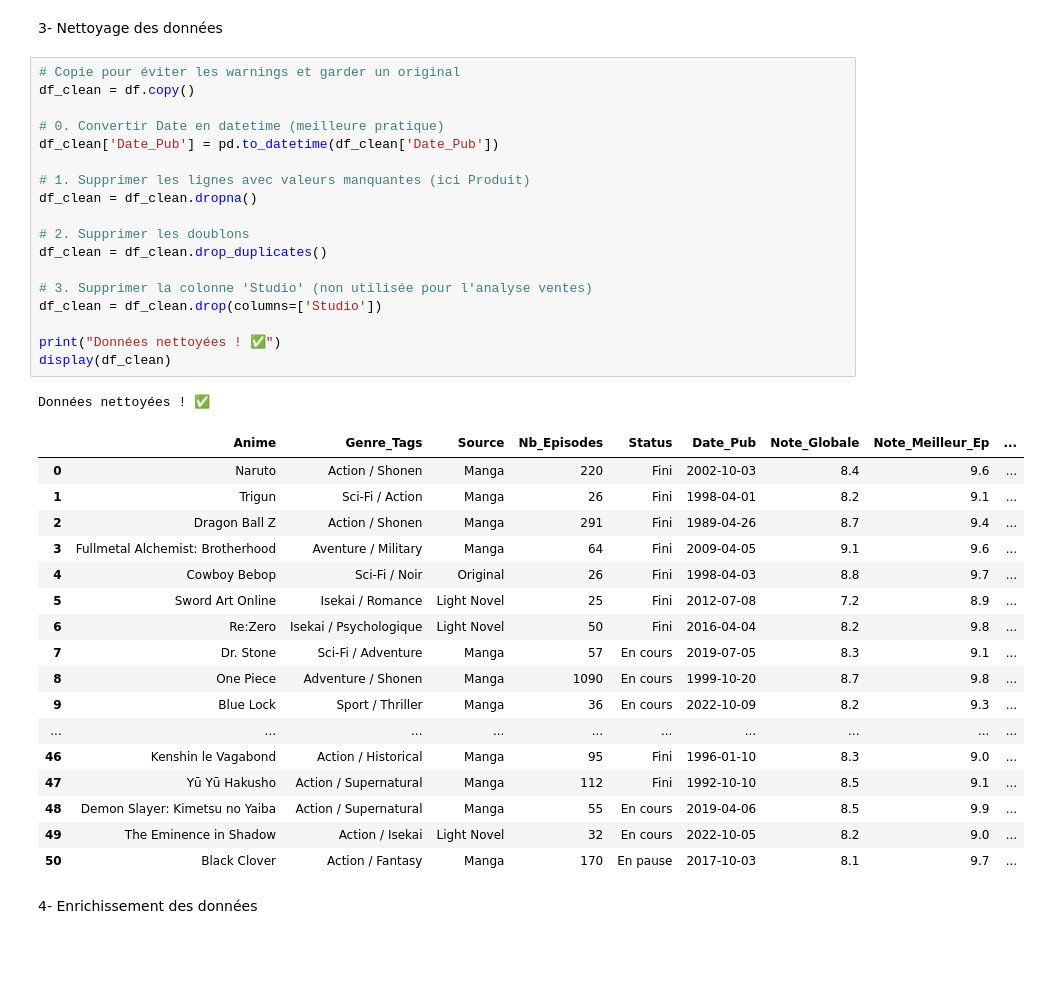
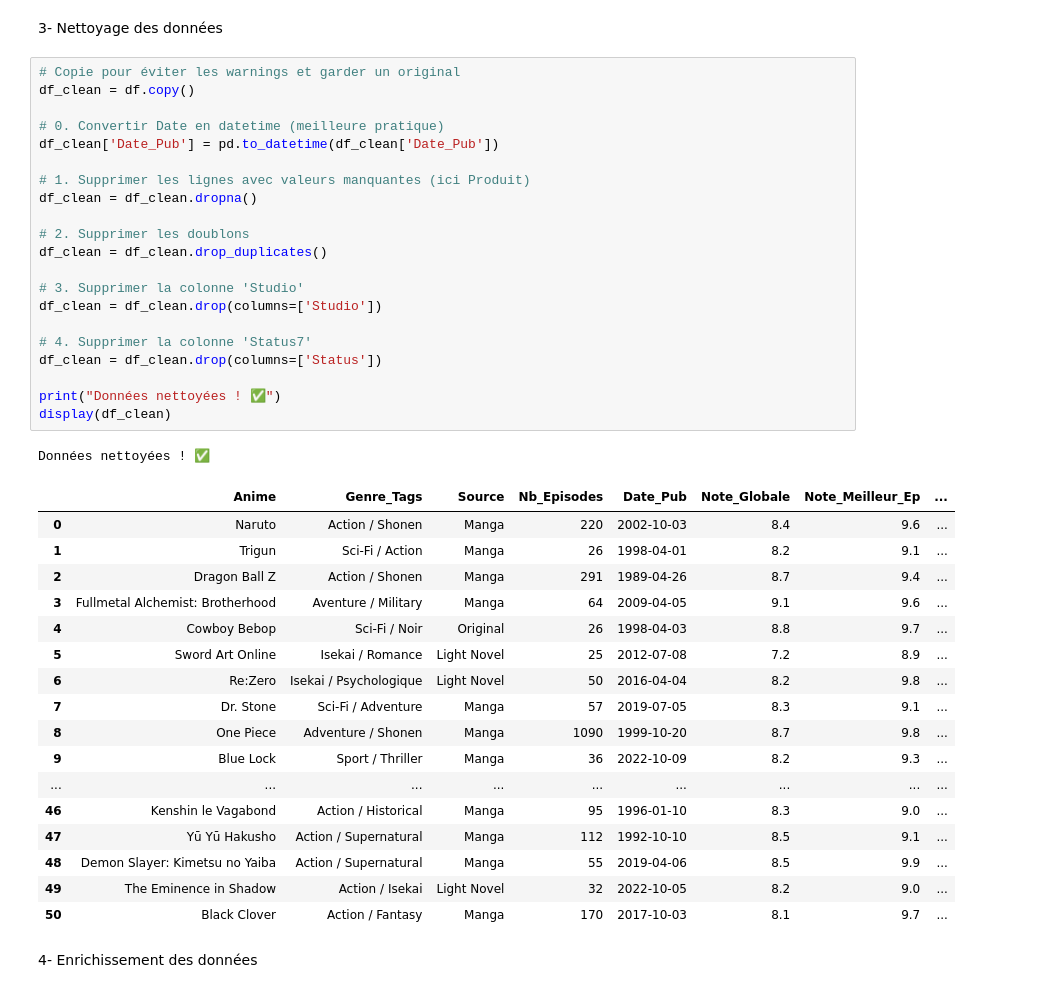
Before and after one commit to Ali77225/Analyse-DATA-Anim-s, a Jupyter notebook: Notebook anime.ipynb, the cells around one changed output. Cells and saved outputs as stored; diff of their text form; blank space fills up the shorter version.

```diff
--- a/Notebook anime.ipynb
+++ b/Notebook anime.ipynb
@@ -162,40 +162,43 @@ dtype: object
 # %%
 # Copie pour éviter les warnings et garder un original
 df_clean = df.copy()
 
 # 0. Convertir Date en datetime (meilleure pratique)
 df_clean['Date_Pub'] = pd.to_datetime(df_clean['Date_Pub'])
 
 # 1. Supprimer les lignes avec valeurs manquantes (ici Produit)
 df_clean = df_clean.dropna()
 
 # 2. Supprimer les doublons
 df_clean = df_clean.drop_duplicates()
 
-# 3. Supprimer la colonne 'Studio' (non utilisée pour l'analyse ventes)
+# 3. Supprimer la colonne 'Studio'
 df_clean = df_clean.drop(columns=['Studio'])
+
+# 4. Supprimer la colonne 'Status7'
+df_clean = df_clean.drop(columns=['Status'])
 
 print("Données nettoyées ! ✅")
 display(df_clean)
 # %% [output]
 Données nettoyées ! ✅
-|  | Anime | Genre_Tags | Source | Nb_Episodes | Status | Date_Pub | Note_Globale | Note_Meilleur_Ep | ... |
-| 0 | Naruto | Action / Shonen | Manga | 220 | Fini | 2002-10-03 | 8.4 | 9.6 | ... |
-| 1 | Trigun | Sci-Fi / Action | Manga | 26 | Fini | 1998-04-01 | 8.2 | 9.1 | ... |
-| 2 | Dragon Ball Z | Action / Shonen | Manga | 291 | Fini | 1989-04-26 | 8.7 | 9.4 | ... |
-| 3 | Fullmetal Alchemist: Brotherhood | Aventure / Military | Manga | 64 | Fini | 2009-04-05 | 9.1 | 9.6 | ... |
-| 4 | Cowboy Bebop | Sci-Fi / Noir | Original | 26 | Fini | 1998-04-03 | 8.8 | 9.7 | ... |
-| 5 | Sword Art Online | Isekai / Romance | Light Novel | 25 | Fini | 2012-07-08 | 7.2 | 8.9 | ... |
-| 6 | Re:Zero | Isekai / Psychologique | Light Novel | 50 | Fini | 2016-04-04 | 8.2 | 9.8 | ... |
-| 7 | Dr. Stone | Sci-Fi / Adventure | Manga | 57 | En cours | 2019-07-05 | 8.3 | 9.1 | ... |
-| 8 | One Piece | Adventure / Shonen | Manga | 1090 | En cours | 1999-10-20 | 8.7 | 9.8 | ... |
-| 9 | Blue Lock | Sport / Thriller | Manga | 36 | En cours | 2022-10-09 | 8.2 | 9.3 | ... |
-| ... | ... | ... | ... | ... | ... | ... | ... | ... | ... |
-| 46 | Kenshin le Vagabond | Action / Historical | Manga | 95 | Fini | 1996-01-10 | 8.3 | 9.0 | ... |
-| 47 | Yū Yū Hakusho | Action / Supernatural | Manga | 112 | Fini | 1992-10-10 | 8.5 | 9.1 | ... |
-| 48 | Demon Slayer: Kimetsu no Yaiba | Action / Supernatural | Manga | 55 | En cours | 2019-04-06 | 8.5 | 9.9 | ... |
-| 49 | The Eminence in Shadow | Action / Isekai | Light Novel | 32 | En cours | 2022-10-05 | 8.2 | 9.0 | ... |
-| 50 | Black Clover | Action / Fantasy | Manga | 170 | En pause | 2017-10-03 | 8.1 | 9.7 | ... |
+|  | Anime | Genre_Tags | Source | Nb_Episodes | Date_Pub | Note_Globale | Note_Meilleur_Ep | ... |
+| 0 | Naruto | Action / Shonen | Manga | 220 | 2002-10-03 | 8.4 | 9.6 | ... |
+| 1 | Trigun | Sci-Fi / Action | Manga | 26 | 1998-04-01 | 8.2 | 9.1 | ... |
+| 2 | Dragon Ball Z | Action / Shonen | Manga | 291 | 1989-04-26 | 8.7 | 9.4 | ... |
+| 3 | Fullmetal Alchemist: Brotherhood | Aventure / Military | Manga | 64 | 2009-04-05 | 9.1 | 9.6 | ... |
+| 4 | Cowboy Bebop | Sci-Fi / Noir | Original | 26 | 1998-04-03 | 8.8 | 9.7 | ... |
+| 5 | Sword Art Online | Isekai / Romance | Light Novel | 25 | 2012-07-08 | 7.2 | 8.9 | ... |
+| 6 | Re:Zero | Isekai / Psychologique | Light Novel | 50 | 2016-04-04 | 8.2 | 9.8 | ... |
+| 7 | Dr. Stone | Sci-Fi / Adventure | Manga | 57 | 2019-07-05 | 8.3 | 9.1 | ... |
+| 8 | One Piece | Adventure / Shonen | Manga | 1090 | 1999-10-20 | 8.7 | 9.8 | ... |
+| 9 | Blue Lock | Sport / Thriller | Manga | 36 | 2022-10-09 | 8.2 | 9.3 | ... |
+| ... | ... | ... | ... | ... | ... | ... | ... | ... |
+| 46 | Kenshin le Vagabond | Action / Historical | Manga | 95 | 1996-01-10 | 8.3 | 9.0 | ... |
+| 47 | Yū Yū Hakusho | Action / Supernatural | Manga | 112 | 1992-10-10 | 8.5 | 9.1 | ... |
+| 48 | Demon Slayer: Kimetsu no Yaiba | Action / Supernatural | Manga | 55 | 2019-04-06 | 8.5 | 9.9 | ... |
+| 49 | The Eminence in Shadow | Action / Isekai | Light Novel | 32 | 2022-10-05 | 8.2 | 9.0 | ... |
+| 50 | Black Clover | Action / Fantasy | Manga | 170 | 2017-10-03 | 8.1 | 9.7 | ... |
 # %% [markdown]
 4- Enrichissement des données
 # %%
```
Also changed, not shown: parts of 7 cells of this notebook.
